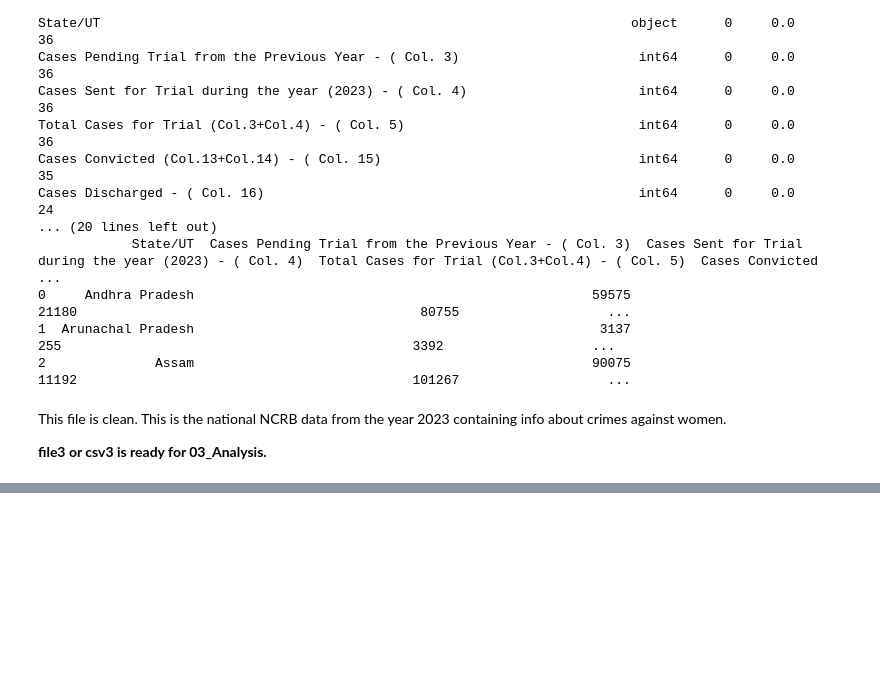
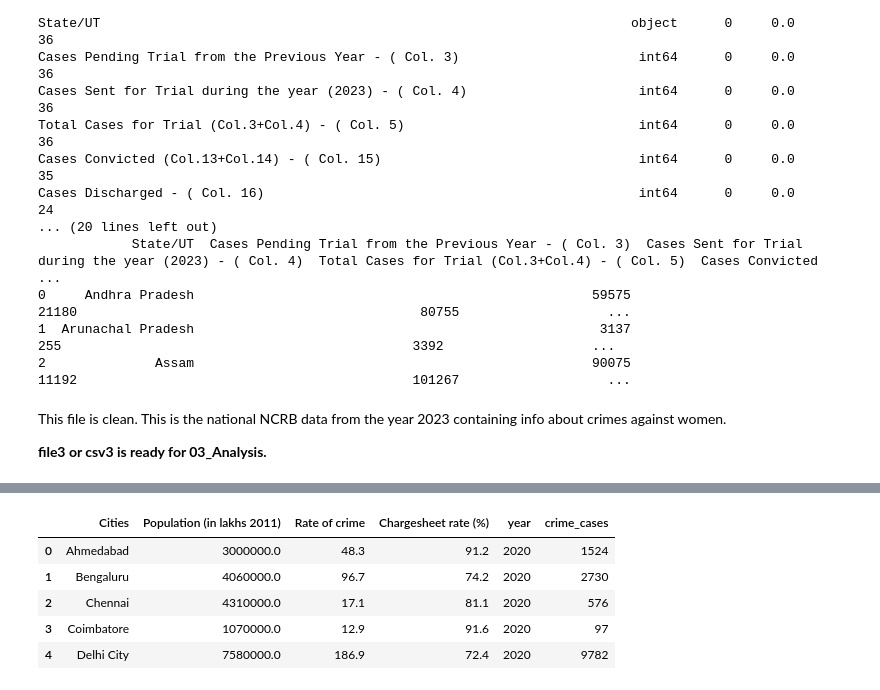
Before and after one commit to bhavya25-ds/The-Committee-Will-Look-Into-It, a Jupyter notebook: 02_Gender_Injustice/02_Cleaning.ipynb, the cells around one changed output, grey strips where cells are left out. Saved outputs shown, nothing was run; the diff lists cells and outputs as text; code cells hidden in the pictures; blank space fills up the shorter version.

```diff
--- a/02_Gender_Injustice/02_Cleaning.ipynb
+++ b/02_Gender_Injustice/02_Cleaning.ipynb
@@ -205,0 +244,11 @@ This is the national NCRB data from the year 2023 containing info about crimes a
+# %%
+# expanding the population column to it's real number.
+csv4= u.per_lakh(csv4, "Population (in lakhs 2011)")
+csv4.head(5)
+# %% [output]
+|  | Cities | Population (in lakhs 2011) | Rate of crime | Chargesheet rate (%) | year | crime_cases |
+| 0 | Ahmedabad | 3000000.0 | 48.3 | 91.2 | 2020 | 1524 |
+| 1 | Bengaluru | 4060000.0 | 96.7 | 74.2 | 2020 | 2730 |
+| 2 | Chennai | 4310000.0 | 17.1 | 81.1 | 2020 | 576 |
+| 3 | Coimbatore | 1070000.0 | 12.9 | 91.6 | 2020 | 97 |
+| 4 | Delhi City | 7580000.0 | 186.9 | 72.4 | 2020 | 9782 |
```
Also changed, not shown: parts of 17 cells of this notebook, 3 other files.
